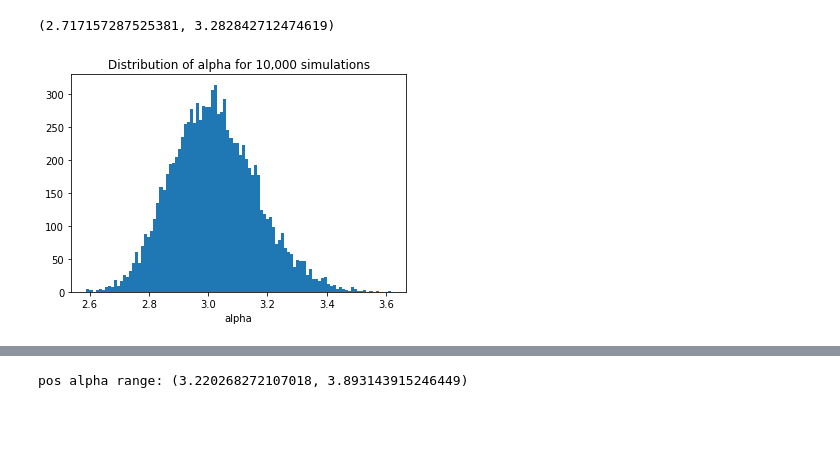
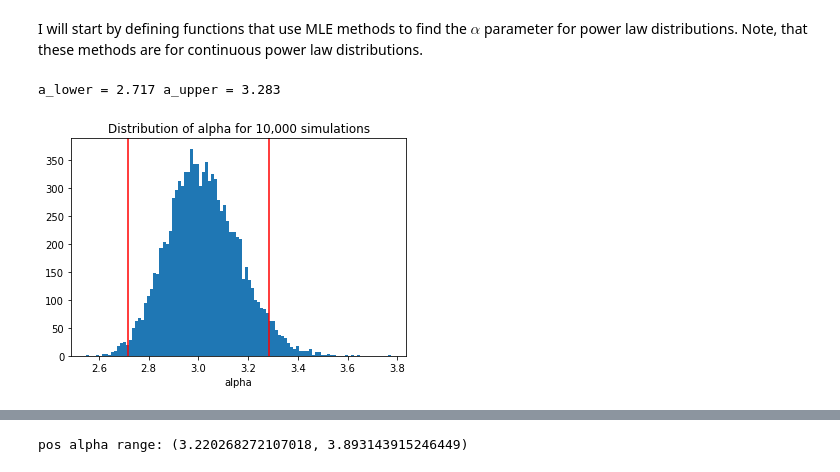
Before and after one commit to irrationomical/OOTM-Option-Pricing-with-Power-Laws-and-News, a Jupyter notebook: alpha_estimation.ipynb, the cells around one changed output, grey strips where cells are left out. Saved outputs shown, nothing was run; the diff lists cells and outputs as text; code cells hidden in the pictures; blank space fills up the shorter version.

```diff
--- a/alpha_estimation.ipynb
+++ b/alpha_estimation.ipynb
@@ -47,6 +51,8 @@ import random
 from scipy.special import zeta
 from scipy.optimize import bisect
 from datetime import datetime, timedelta
+# %% [markdown]
+I will start by defining functions that use MLE methods to find the $\alpha$ parameter for power law distributions. Note, that these methods are for continuous power law distributions.
 # %%
 def get_alpha_cont(select_df):
   """ gets alpha paramter for continuous power law distribution
@@ -54,37 +60,40 @@ def get_alpha_cont(select_df):
   n = select_df.shape[0]
   xmin = select_df['diff'][0]
   a = 1 + n / np.sum(np.log(select_df['diff']/xmin))
   return a
 
 def get_a_range(a, N):
   """ gets 95% confidence interval on alpha paramter estimate
   @param a: alpha
   @param N: number of samples in power law distribution
   @returns a_lower, a_upper: lower and upper bound on alpha 95% CI
   """
   stdev = (a-1)/np.sqrt(N)
   a_lower, a_upper = ((a-stdev*2), (a+stdev*2))
   return a_lower, a_upper
 
 # show the get_a_range function is correct
 N=200
 a=3
 alphas = []
 for i in range(10000):
   # generate continuous power law data
   r = np.random.uniform(0,1,N)
   x1 = np.sort((1 - r) ** (-1 / (a - 1)))
   select_df = pd.DataFrame(data=x1, columns=['diff'])
   alphas.append(get_alpha_cont(select_df).astype(float))
 alphas = np.sort(np.array(alphas))
 plt.hist(alphas,bins=100)
 plt.title("Distribution of alpha for 10,000 simulations")
 plt.xlabel("alpha")
-
-get_a_range(a, N)
+a_lower, a_upper = get_a_range(a, N)
+plt.axvline(x=a_lower, ymin=0, ymax=350, c = "red")
+plt.axvline(x=a_upper, ymin=0, ymax=350, c = "red")
+print("a_lower = %s a_upper = %s" % (a_lower.round(3), a_upper.round(3)))
+plt.show()
 # %% [output]
-(2.717157287525381, 3.282842712474619)
+a_lower = 2.717 a_upper = 3.283
-[figure, old version]
+[figure, new version]
 # %%
 # for a stock, calculate xmin, alpha, KS stat and determine whether power law
 def calc_emperical(df_sorted):
```
Also changed, not shown: parts of 10 cells of this notebook.
